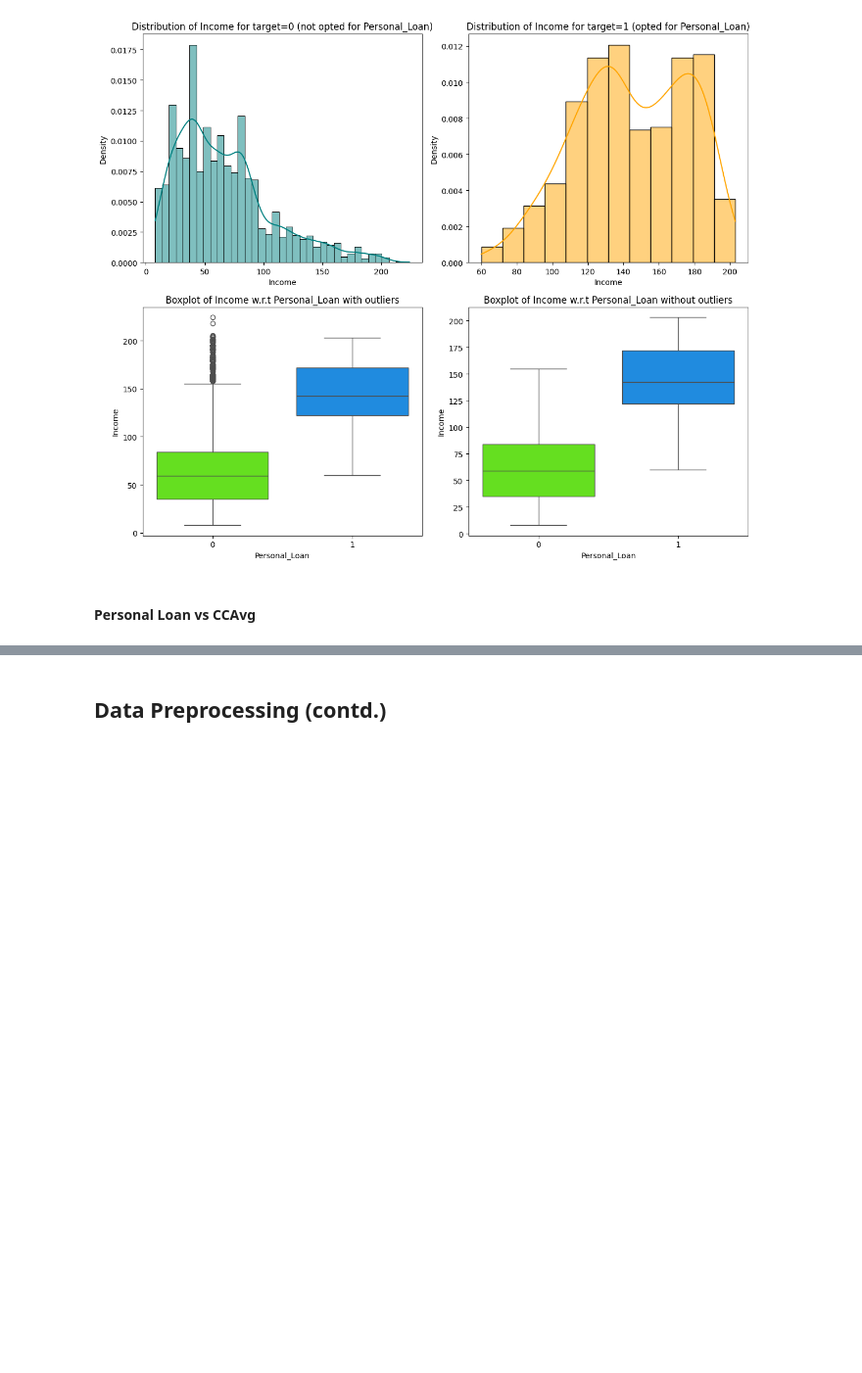
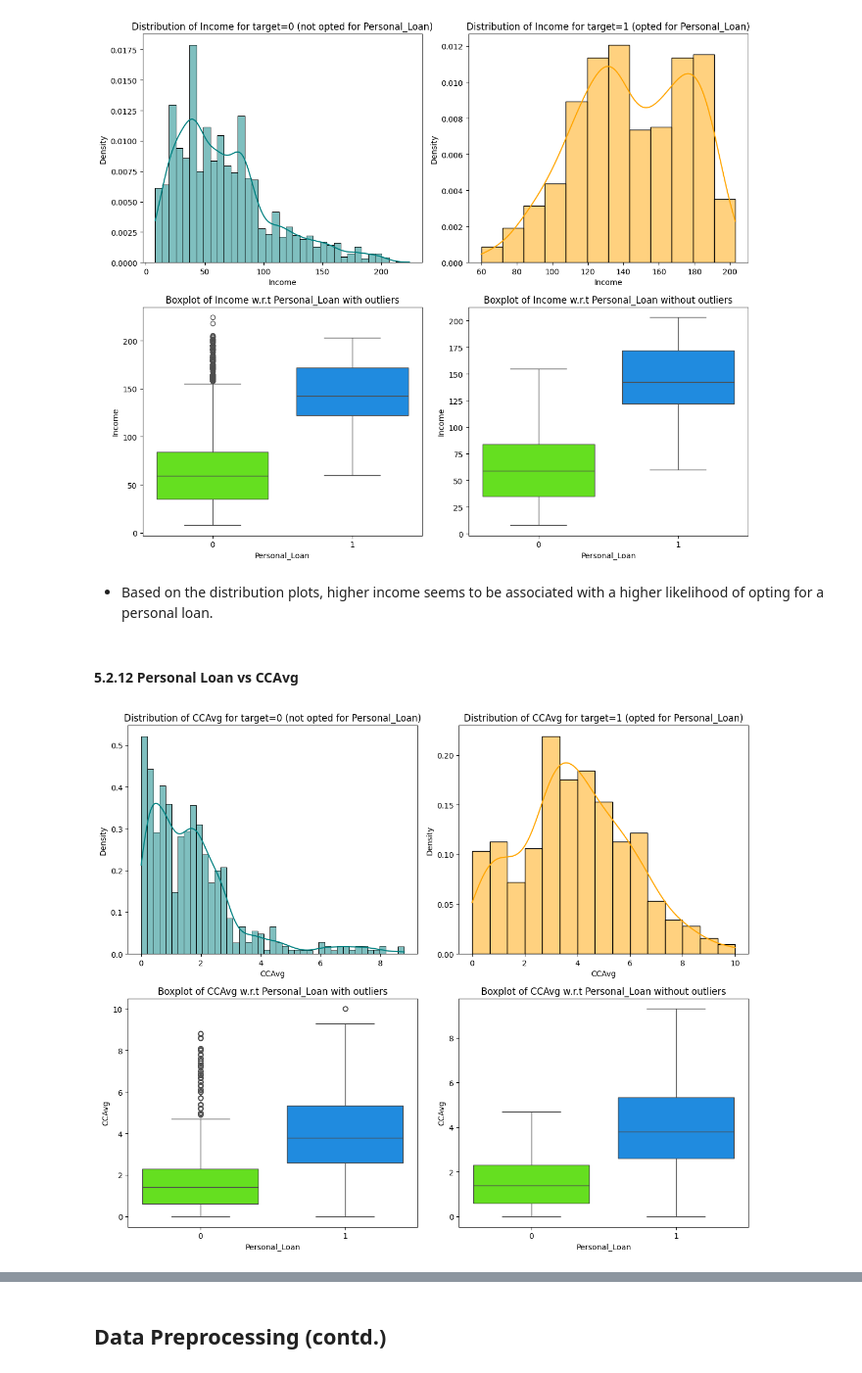
Before and after one commit to RashmiJK/PGP-AIML-PersonalLoan-ML, a Jupyter notebook: loan_purchase_modelling_dt.ipynb, the cells around one changed output, grey strips where cells are left out. Shown at 98% size. Cells and saved outputs as stored; diff of their text form; code cells hidden in the pictures; blank space fills up the shorter version.

```diff
--- a/loan_purchase_modelling_dt.ipynb
+++ b/loan_purchase_modelling_dt.ipynb
@@ -792,5 +792,7 @@ distribution_plot_wrt_target(data, "Experience", "Personal_Loan")
 distribution_plot_wrt_target(data, "Income", "Personal_Loan")
 # %% [output]
 [figure]
+# %% [markdown]
+- Based on the distribution plots, higher income seems to be associated with a higher likelihood of opting for a personal loan.
 # %% [markdown]
-#### Personal Loan vs CCAvg
+#### 5.2.12 Personal Loan vs CCAvg
@@ -798,0 +799,4 @@ distribution_plot_wrt_target(_______) ## Complete the code to plot stacked barpl
+# %%
+distribution_plot_wrt_target(data, "CCAvg", "Personal_Loan")
+# %% [output]
+[figure, added]
```
Also changed, not shown: parts of 6 cells of this notebook.
